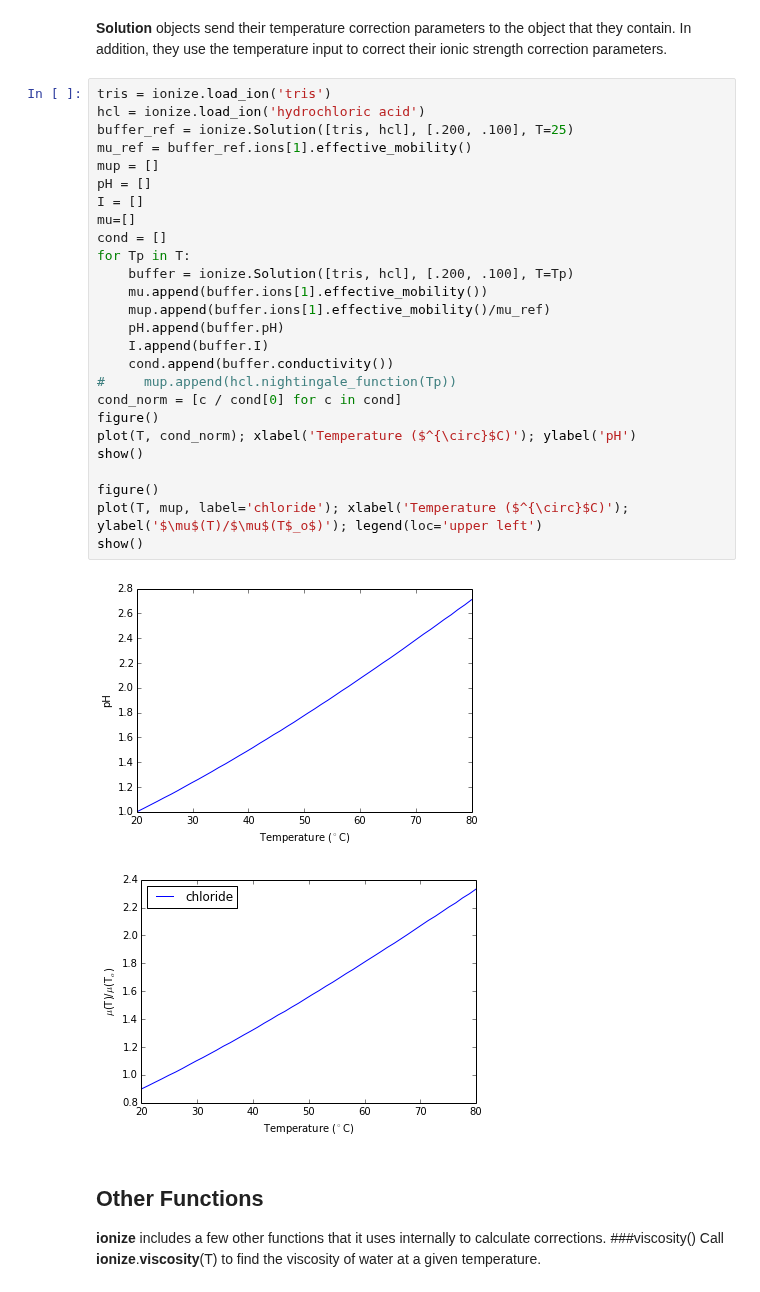
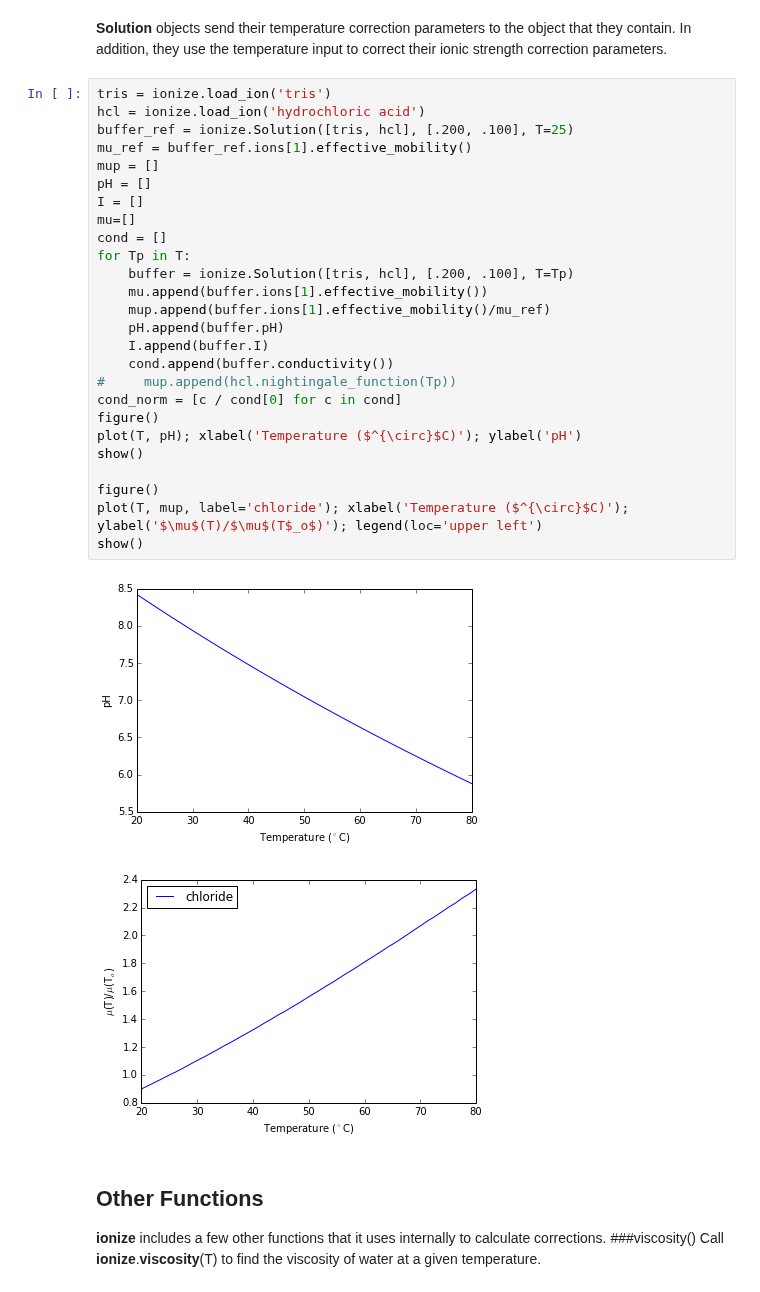
Before and after one commit to lewisamarshall/ionize, a Jupyter notebook: tutorial.ipynb, the cells around one changed output. Cells and saved outputs as stored; diff of their text form.

Commit message:
Reverted tutorial to plotting pH.

```diff
--- a/tutorial.ipynb
+++ b/tutorial.ipynb
@@ -191,31 +191,31 @@ show()
 # %%
 tris = ionize.load_ion('tris')
 hcl = ionize.load_ion('hydrochloric acid')
 buffer_ref = ionize.Solution([tris, hcl], [.200, .100], T=25)
 mu_ref = buffer_ref.ions[1].effective_mobility()
 mup = []
 pH = []
 I = []
 mu=[]
 cond = []
 for Tp in T:
     buffer = ionize.Solution([tris, hcl], [.200, .100], T=Tp)
     mu.append(buffer.ions[1].effective_mobility())
     mup.append(buffer.ions[1].effective_mobility()/mu_ref)
     pH.append(buffer.pH)
     I.append(buffer.I)
     cond.append(buffer.conductivity())
 #     mup.append(hcl.nightingale_function(Tp))
 cond_norm = [c / cond[0] for c in cond]
 figure()
-plot(T, cond_norm); xlabel('Temperature ($^{\circ}$C)'); ylabel('pH')
+plot(T, pH); xlabel('Temperature ($^{\circ}$C)'); ylabel('pH')
 show()
 
 figure()
 plot(T, mup, label='chloride'); xlabel('Temperature ($^{\circ}$C)'); ylabel('$\mu$(T)/$\mu$(T$_o$)'); legend(loc='upper left')
 show()
 # %% [output]
-[figure, old version]
+[figure, new version]
 [figure]
 # %% [markdown]
 Other Functions
```
